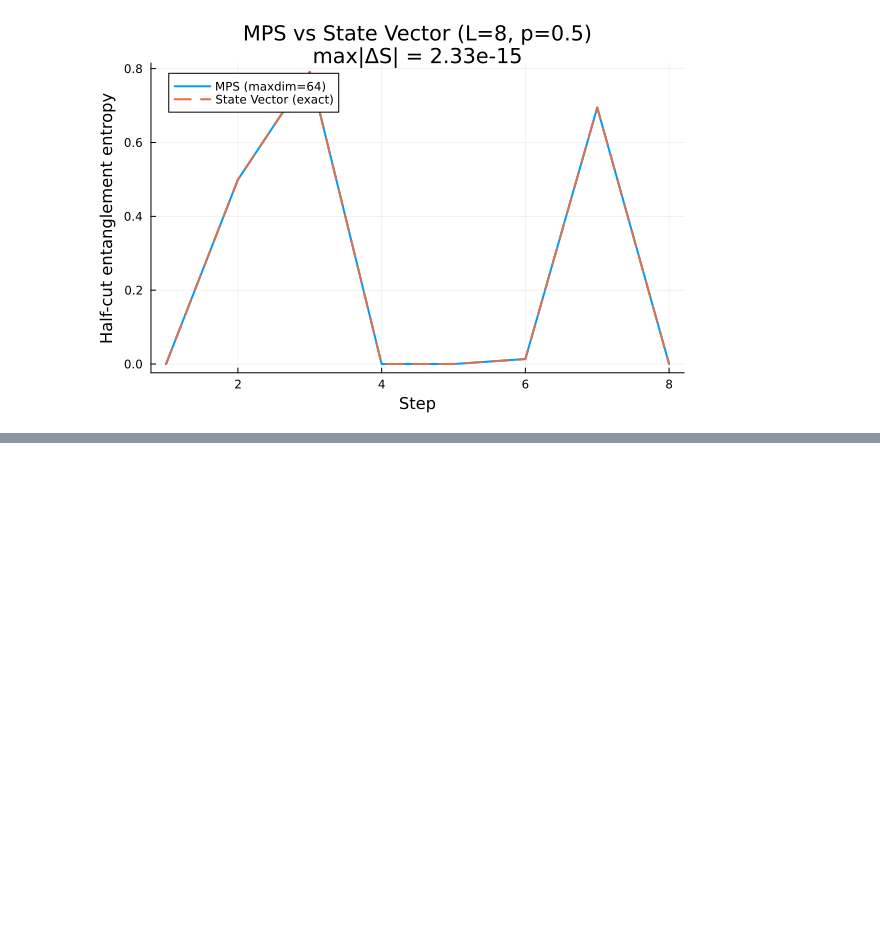
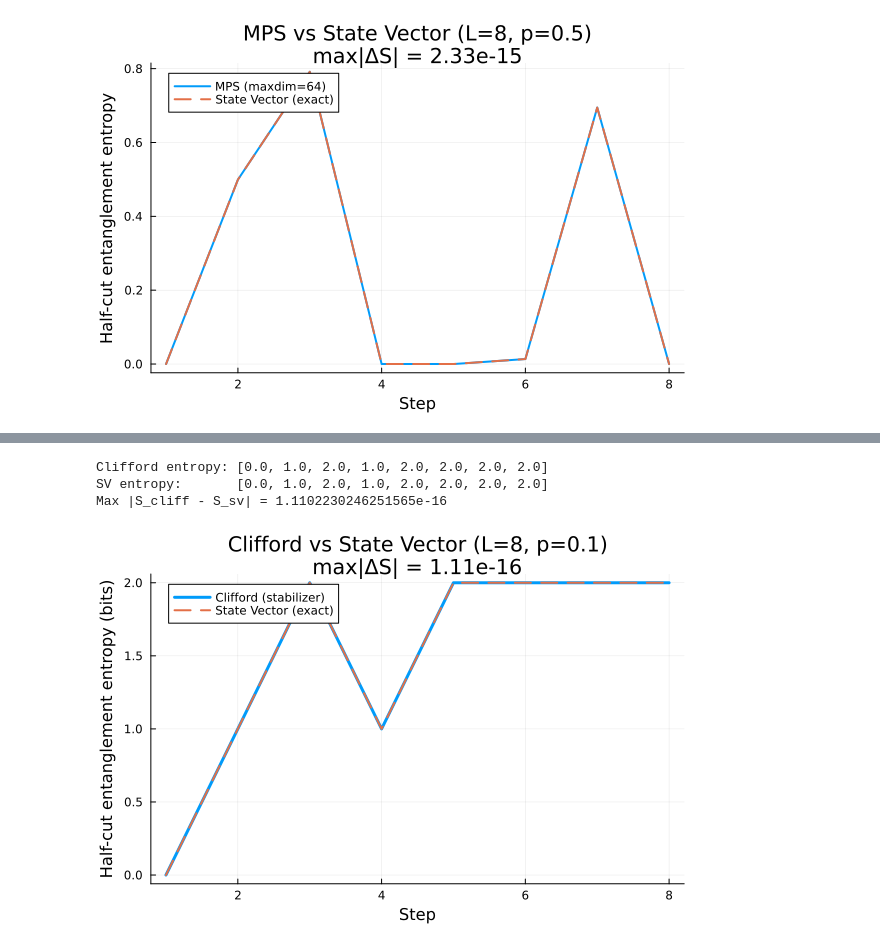
Before and after one commit to hainingpan/QuantumCircuitsMPS.jl, a Jupyter notebook: examples/mipt_example.ipynb, the cells around one changed output, grey strips where cells are left out. Saved outputs shown, nothing was run; the diff lists cells and outputs as text; code cells hidden in the pictures; blank space fills up the shorter version.

```diff
--- a/examples/mipt_example.ipynb
+++ b/examples/mipt_example.ipynb
@@ -345,0 +420,52 @@ plot!(S_sv, label="State Vector (exact)", lw=2, ls=:dash)
+# %%
+# Build a Clifford MIPT circuit for L=8
+L_cmp = 8
+bc_cmp = :periodic
+p_cmp = 0.1
+n_steps_cmp = L_cmp
+cut_cmp = L_cmp ÷ 2
+
+circuit_cmp = Circuit(L=L_cmp, bc=bc_cmp, p=p_cmp) do c
+    apply!(c, RandomClifford(), Bricklayer(:even))
+    apply_with_prob!(c; outcomes=[
+        (probability=c.params[:p], gate=Measure(:Z), geometry=AllSites())
+    ])
+    apply!(c, RandomClifford(), Bricklayer(:odd))
+    apply_with_prob!(c; outcomes=[
+        (probability=c.params[:p], gate=Measure(:Z), geometry=AllSites())
+    ])
+end
+
+# Clifford backend
+cliff_state = SimulationState(L=L_cmp, bc=bc_cmp, backend=:clifford,
+    rng=RNGRegistry(gates_spacetime=42, born_measurement=1, gates_realization=2))
+initialize!(cliff_state, ProductState(binary_int=0))
+track!(cliff_state, :entropy => EntanglementEntropy(; cut=cut_cmp))
+simulate!(circuit_cmp, cliff_state; n_steps=n_steps_cmp, record_when=:every_step)
+
+# State Vector backend (exact reference)
+sv_state_cmp = SimulationState(L=L_cmp, bc=bc_cmp, backend=:statevector,
+    rng=RNGRegistry(gates_spacetime=42, born_measurement=1, gates_realization=2))
+initialize!(sv_state_cmp, ProductState(binary_int=0))
+track!(sv_state_cmp, :entropy => EntanglementEntropy(; cut=cut_cmp))
+simulate!(circuit_cmp, sv_state_cmp; n_steps=n_steps_cmp, record_when=:every_step)
+
+# Compare
+S_cliff_cmp = cliff_state.observables[:entropy]
+S_sv_cmp = sv_state_cmp.observables[:entropy]
+max_entropy_err = maximum(abs.(S_cliff_cmp .- S_sv_cmp))
+
+println("Clifford entropy: ", S_cliff_cmp)
+println("SV entropy:       ", [round(s, digits=12) for s in S_sv_cmp])
+println("Max |S_cliff - S_sv| = ", max_entropy_err)
+# %% [output]
+Clifford entropy: [0.0, 1.0, 2.0, 1.0, 2.0, 2.0, 2.0, 2.0]
+SV entropy:       [0.0, 1.0, 2.0, 1.0, 2.0, 2.0, 2.0, 2.0]
+Max |S_cliff - S_sv| = 1.1102230246251565e-16
+# %%
+plot(S_cliff_cmp, label="Clifford (stabilizer)", lw=3, xlabel="Step",
+     ylabel="Half-cut entanglement entropy (bits)",
+     title="Clifford vs State Vector (L=$L_cmp, p=$p_cmp)\nmax|ΔS| = $(round(max_entropy_err, sigdigits=3))")
+plot!(S_sv_cmp, label="State Vector (exact)", lw=2, ls=:dash)
+# %% [output]
+[figure, added]
```
Also changed, not shown: parts of 8 cells of this notebook, 20 other files.
